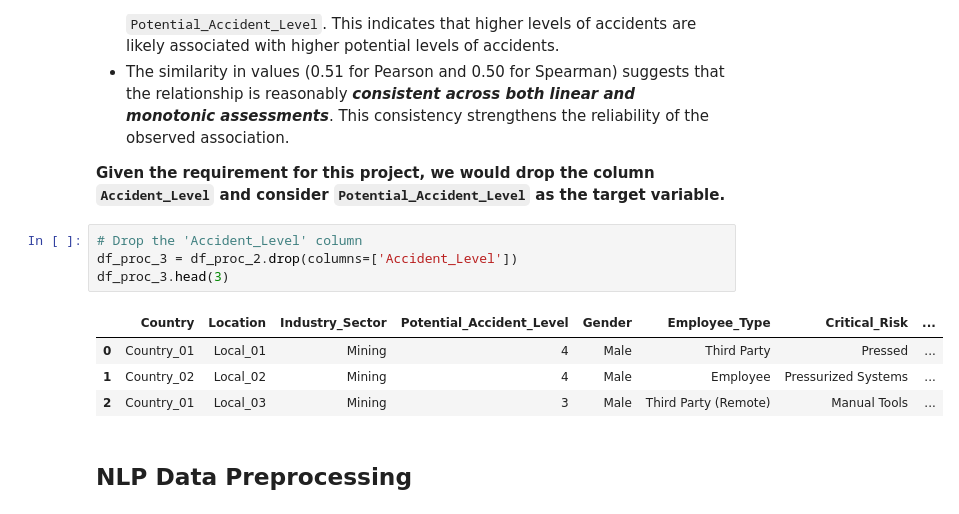
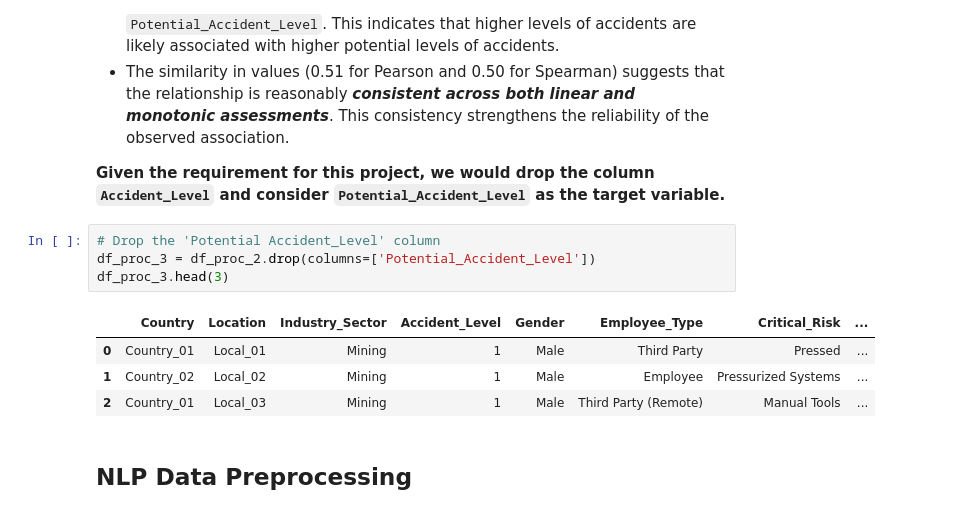
Before and after one commit to MeeruChandra/GL_NLP1_Group2, a Jupyter notebook: GLCapstone_NLP1.ipynb, the cells around one changed output. Cells and saved outputs as stored; diff of their text form.

```diff
--- a/GLCapstone_NLP1.ipynb
+++ b/GLCapstone_NLP1.ipynb
@@ -649,14 +649,14 @@ The accident levels are more fatal in Mining industry.
 
 **Given the requirement for this project, we would drop the column `Accident_Level` and consider `Potential_Accident_Level` as the target variable.**
 # %%
-# Drop the 'Accident_Level' column
-df_proc_3 = df_proc_2.drop(columns=['Accident_Level'])
+# Drop the 'Potential Accident_Level' column
+df_proc_3 = df_proc_2.drop(columns=['Potential_Accident_Level'])
 df_proc_3.head(3)
 # %% [output]
-|  | Country | Location | Industry_Sector | Potential_Accident_Level | Gender | Employee_Type | Critical_Risk | ... |
-| 0 | Country_01 | Local_01 | Mining | 4 | Male | Third Party | Pressed | ... |
-| 1 | Country_02 | Local_02 | Mining | 4 | Male | Employee | Pressurized Systems | ... |
-| 2 | Country_01 | Local_03 | Mining | 3 | Male | Third Party (Remote) | Manual Tools | ... |
+|  | Country | Location | Industry_Sector | Accident_Level | Gender | Employee_Type | Critical_Risk | ... |
+| 0 | Country_01 | Local_01 | Mining | 1 | Male | Third Party | Pressed | ... |
+| 1 | Country_02 | Local_02 | Mining | 1 | Male | Employee | Pressurized Systems | ... |
+| 2 | Country_01 | Local_03 | Mining | 1 | Male | Third Party (Remote) | Manual Tools | ... |
 # %% [markdown]
 ## **NLP Data Preprocessing**
 # %% [markdown]
```
Also changed, not shown: parts of 30 cells of this notebook.
